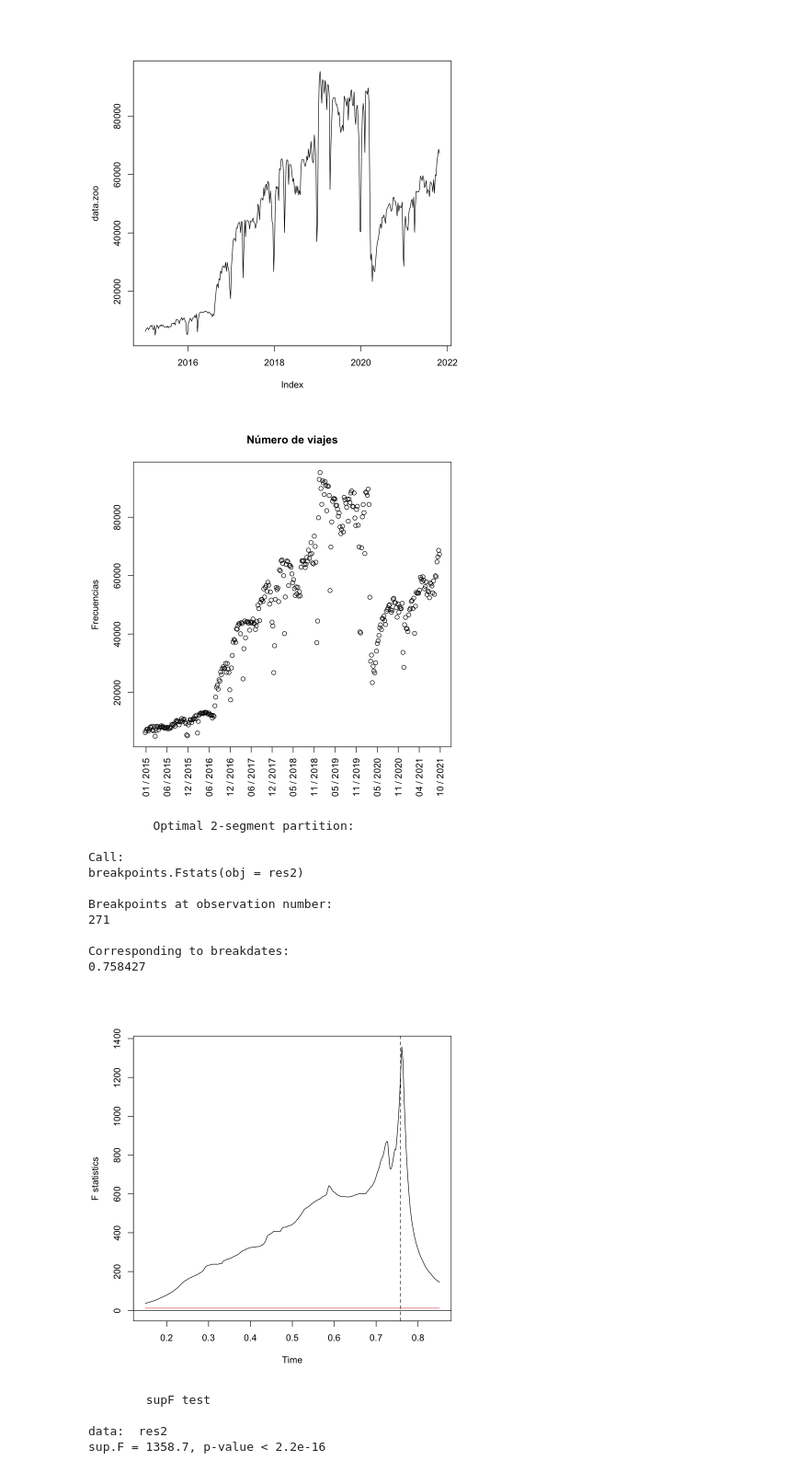
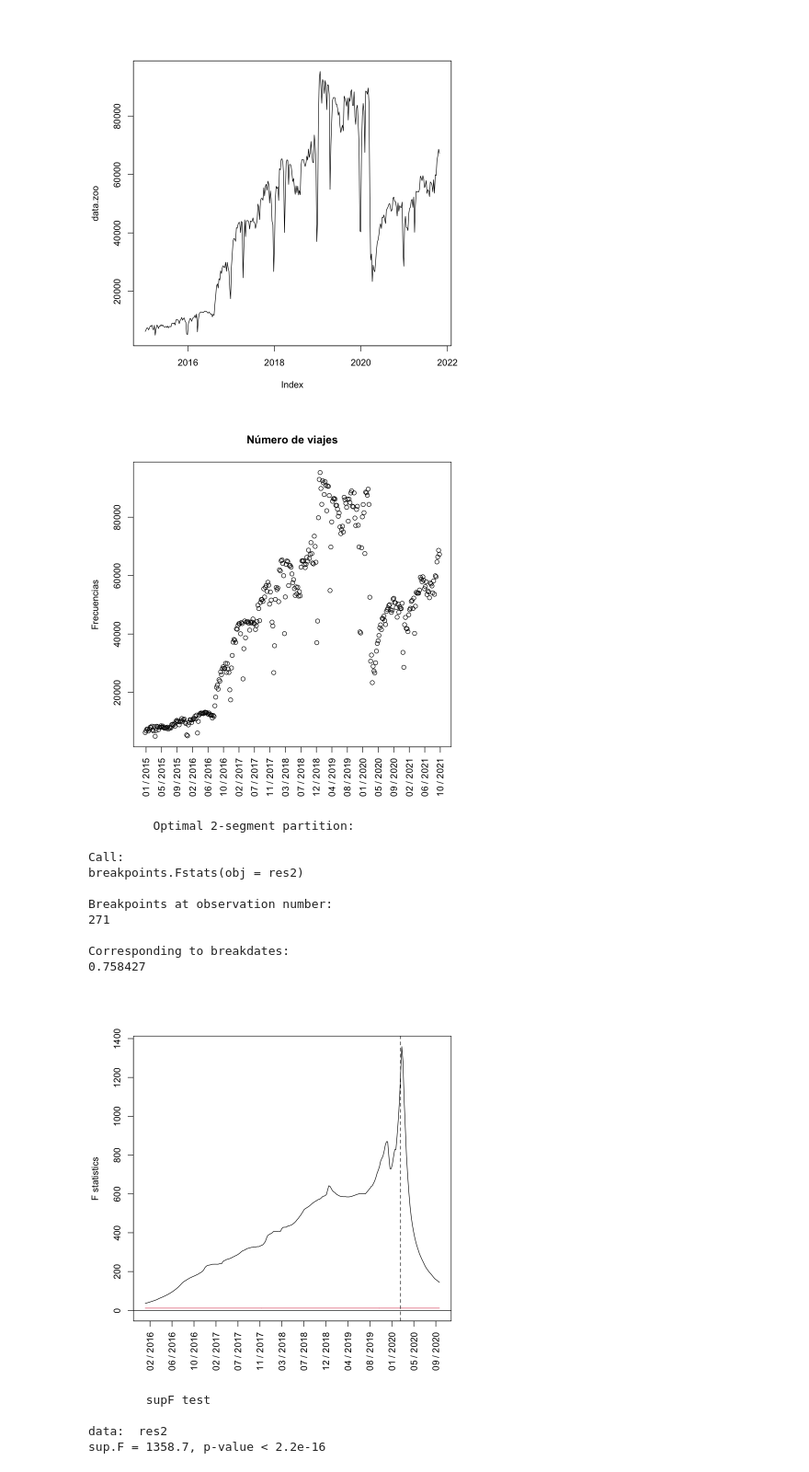
Before and after one commit to jaime-aguayo/proyecto_datos, a Jupyter notebook: structChange.ipynb, the cells around one changed output. Shown at 92% size. Drawn from its saved outputs; the diff is of its cells as text; code cells hidden in the pictures.

```diff
--- a/structChange.ipynb
+++ b/structChange.ipynb
@@ -53,30 +53,31 @@ plot(data.zoo)
 # %%
 serie=as.ts(data$trips)
 # %%
-ticks = seq(1, length(data$X), length.out = 15)
+ticks = seq(1, length(data$X), length.out = 20)
 labels = format(data$date[ticks], format = "%m / %Y")
 # %%
 plot(data$X, data$trips, main="Número de viajes", ylab="Frecuencias", xaxt = "n", xlab = "")
 axis(1, labels=labels, at = ticks, las=2)
 # %% [output]
-[figure, old version]
+[figure, new version]
 # %%
 res2=Fstats(trips ~ date + 1, data = data)
-plot(res2)
+plot(res2, xaxt = "n", xlab = "")
+axis(1, labels=labels, at = ticks/length(data$X), las=2)
 breakpoints(res2)
 lines(breakpoints(res2))
 # %% [output]
          Optimal 2-segment partition:
 
 Call:
 breakpoints.Fstats(obj = res2)
 
 Breakpoints at observation number:
 271
 
 Corresponding to breakdates:
 0.758427
-[figure, old version]
+[figure, new version]
 # %%
 sctest(res2, type="supF")
 # %% [output]
```
Also changed, not shown: parts of 2 cells of this notebook, 1 other file.
